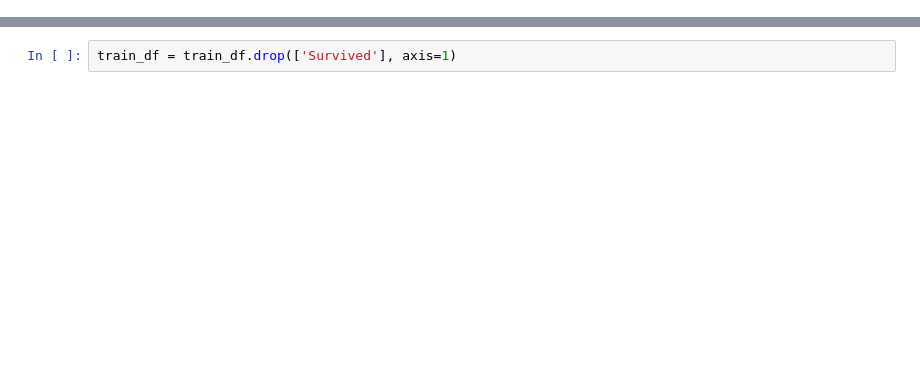
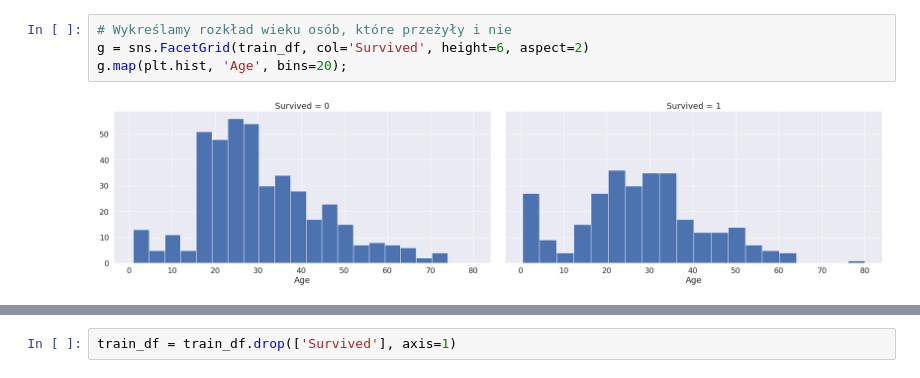
Before and after one commit to maciejchrabaszcz/Golem-BootCamp2019, a Jupyter notebook: Spotkanie2-reprocessing_ewaluacja.ipynb, the cells around one changed output, grey strips where cells are left out. Cells and saved outputs as stored; diff of their text form; blank space fills up the shorter version.

```diff
--- a/Spotkanie2-reprocessing_ewaluacja.ipynb
+++ b/Spotkanie2-reprocessing_ewaluacja.ipynb
@@ -154,0 +152,6 @@ Y = train_df['Survived'].values
+# %%
+# Wykreślamy rozkład wieku osób, które przeżyły i nie
+g = sns.FacetGrid(train_df, col='Survived', height=6, aspect=2)
+g.map(plt.hist, 'Age', bins=20);
+# %% [output]
+[figure, added]
```
Also changed, not shown: parts of 72 cells of this notebook.
